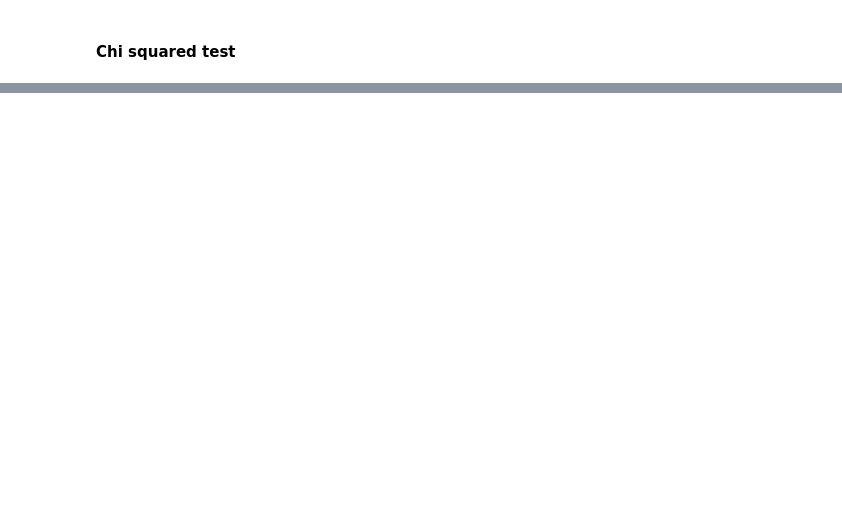
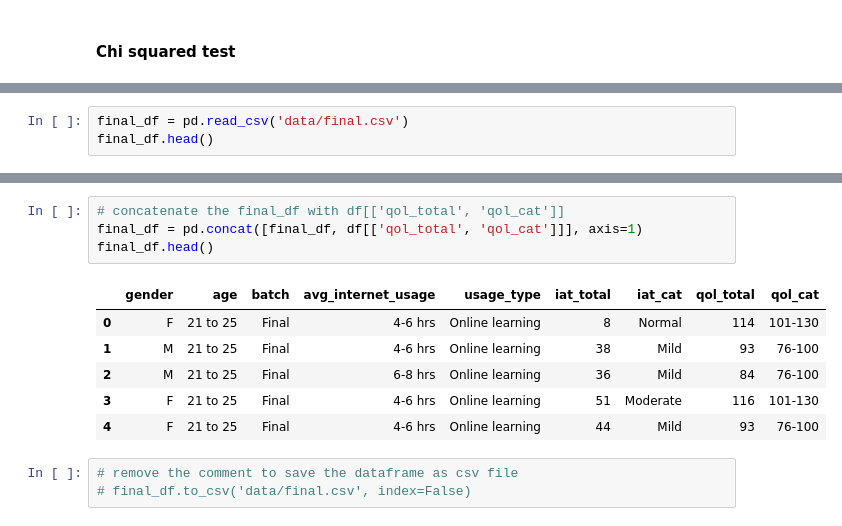
Before and after one commit to akankshazc/sts_iad, a Jupyter notebook: 4_qol.ipynb, the cells around one changed output, grey strips where cells are left out. Drawn from its saved outputs; the diff is of its cells as text; blank space fills up the shorter version.

```diff
--- a/4_qol.ipynb
+++ b/4_qol.ipynb
@@ -395,0 +400,3 @@ plt.show()
+# %%
+final_df = pd.read_csv('data/final.csv')
+final_df.head()
@@ -395,0 +422,14 @@ plt.show()
+# %%
+# concatenate the final_df with df[['qol_total', 'qol_cat']]
+final_df = pd.concat([final_df, df[['qol_total', 'qol_cat']]], axis=1)
+final_df.head()
+# %% [output]
+|  | gender | age | batch | avg_internet_usage | usage_type | iat_total | iat_cat | qol_total | qol_cat |
+| 0 | F | 21 to 25 | Final | 4-6 hrs | Online learning | 8 | Normal | 114 | 101-130 |
+| 1 | M | 21 to 25 | Final | 4-6 hrs | Online learning | 38 | Mild | 93 | 76-100 |
+| 2 | M | 21 to 25 | Final | 6-8 hrs | Online learning | 36 | Mild | 84 | 76-100 |
+| 3 | F | 21 to 25 | Final | 4-6 hrs | Online learning | 51 | Moderate | 116 | 101-130 |
+| 4 | F | 21 to 25 | Final | 4-6 hrs | Online learning | 44 | Mild | 93 | 76-100 |
+# %%
+# remove the comment to save the dataframe as csv file
+# final_df.to_csv('data/final.csv', index=False)
```
Also changed, not shown: parts of 5 cells of this notebook, 1 other file.
